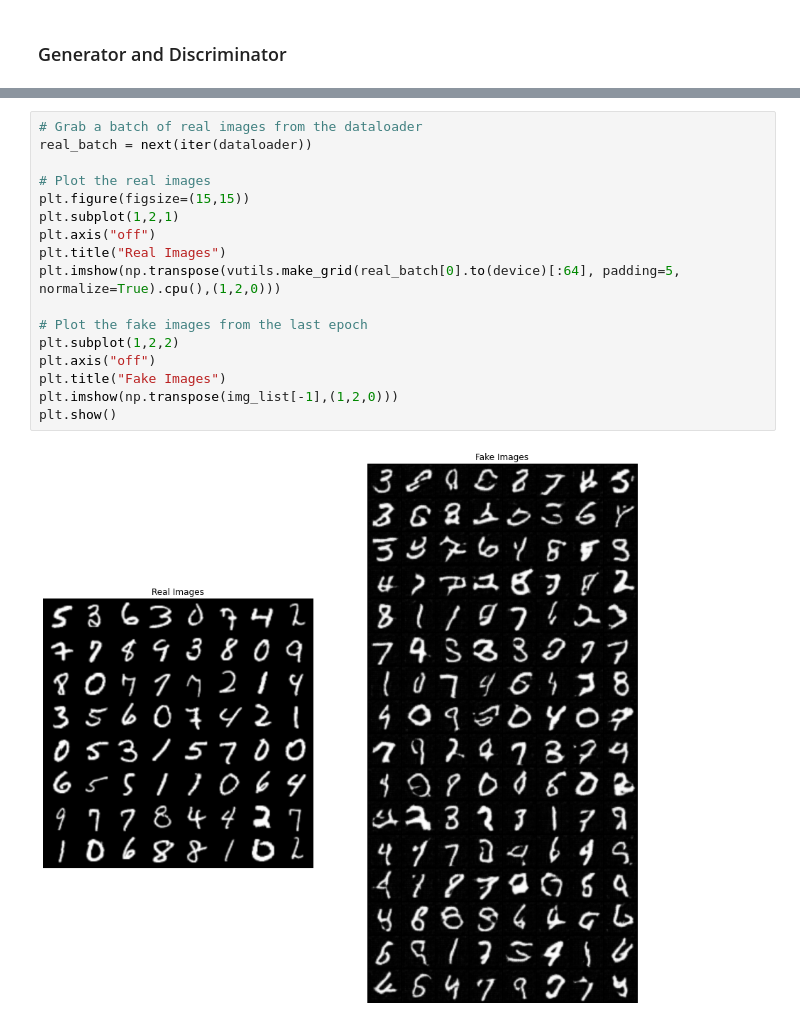
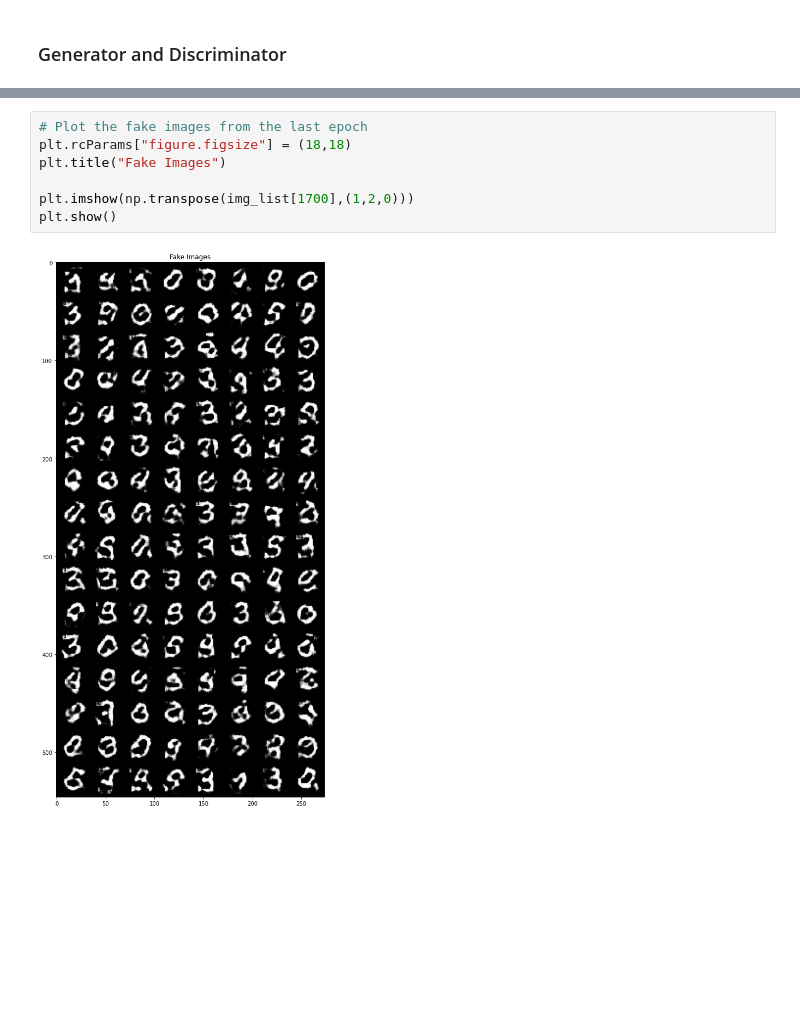
Before and after one commit to mxm0312/Generative_models, a Jupyter notebook: GAN_MNIST.ipynb, the cells around one changed output, grey strips where cells are left out. Cells and saved outputs as stored; diff of their text form; blank space fills up the shorter version.

```diff
--- a/GAN_MNIST.ipynb
+++ b/GAN_MNIST.ipynb
@@ -268,19 +262,9 @@ plt.legend()
-# %%
-# Grab a batch of real images from the dataloader
-real_batch = next(iter(dataloader))
-
-# Plot the real images
-plt.figure(figsize=(15,15))
-plt.subplot(1,2,1)
-plt.axis("off")
-plt.title("Real Images")
-plt.imshow(np.transpose(vutils.make_grid(real_batch[0].to(device)[:64], padding=5, normalize=True).cpu(),(1,2,0)))
-
-# Plot the fake images from the last epoch
-plt.subplot(1,2,2)
-plt.axis("off")
-plt.title("Fake Images")
-plt.imshow(np.transpose(img_list[-1],(1,2,0)))
-plt.show()
-# %% [output]
-[figure, removed]
+# %%
+# Plot the fake images from the last epoch
+plt.rcParams["figure.figsize"] = (18,18)
+plt.title("Fake Images")
+
+plt.imshow(np.transpose(img_list[1700],(1,2,0)))
+plt.show()
+# %% [output]
+[figure, added]
```
Also changed, not shown: parts of 11 cells of this notebook, 2 other files.
